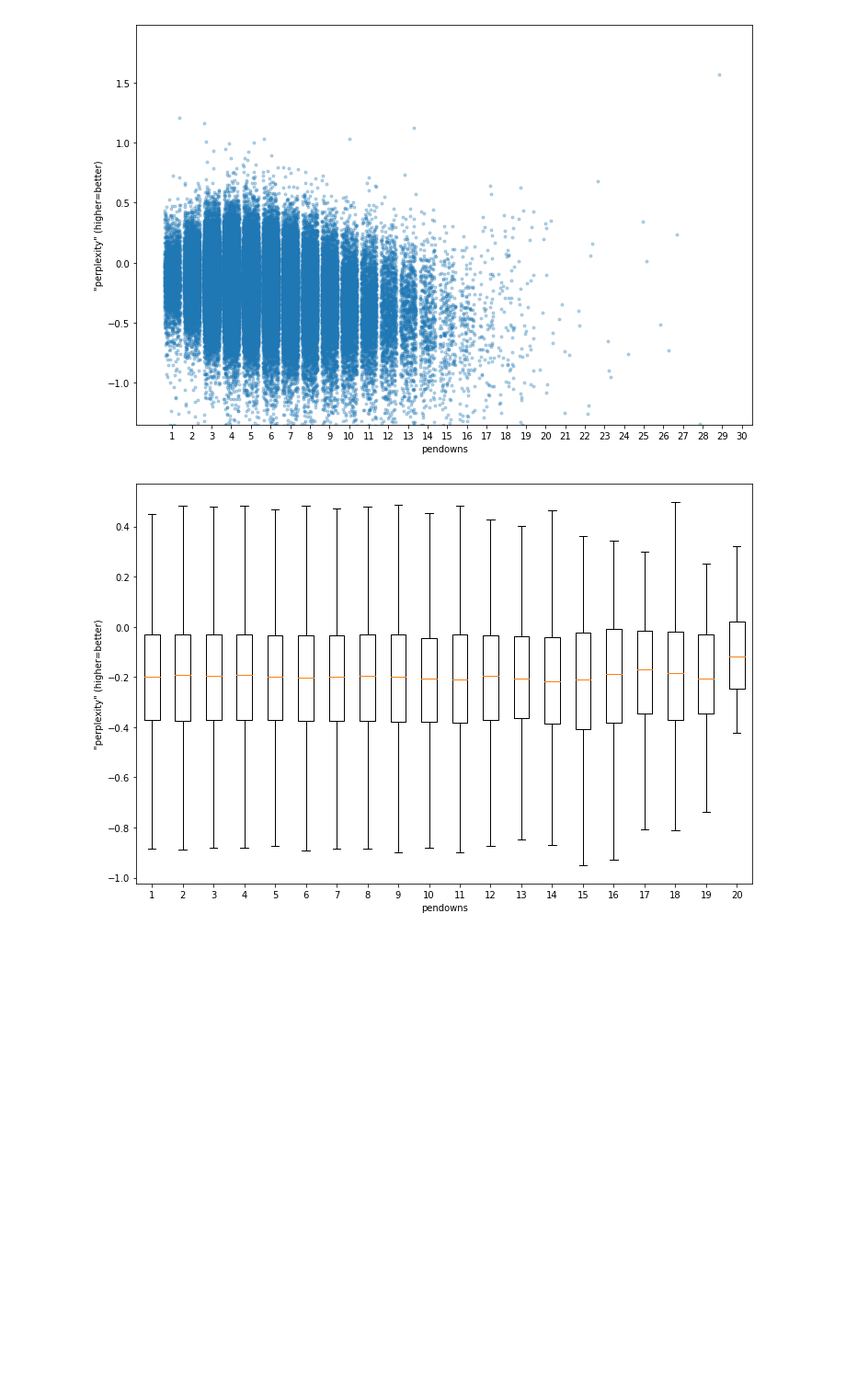
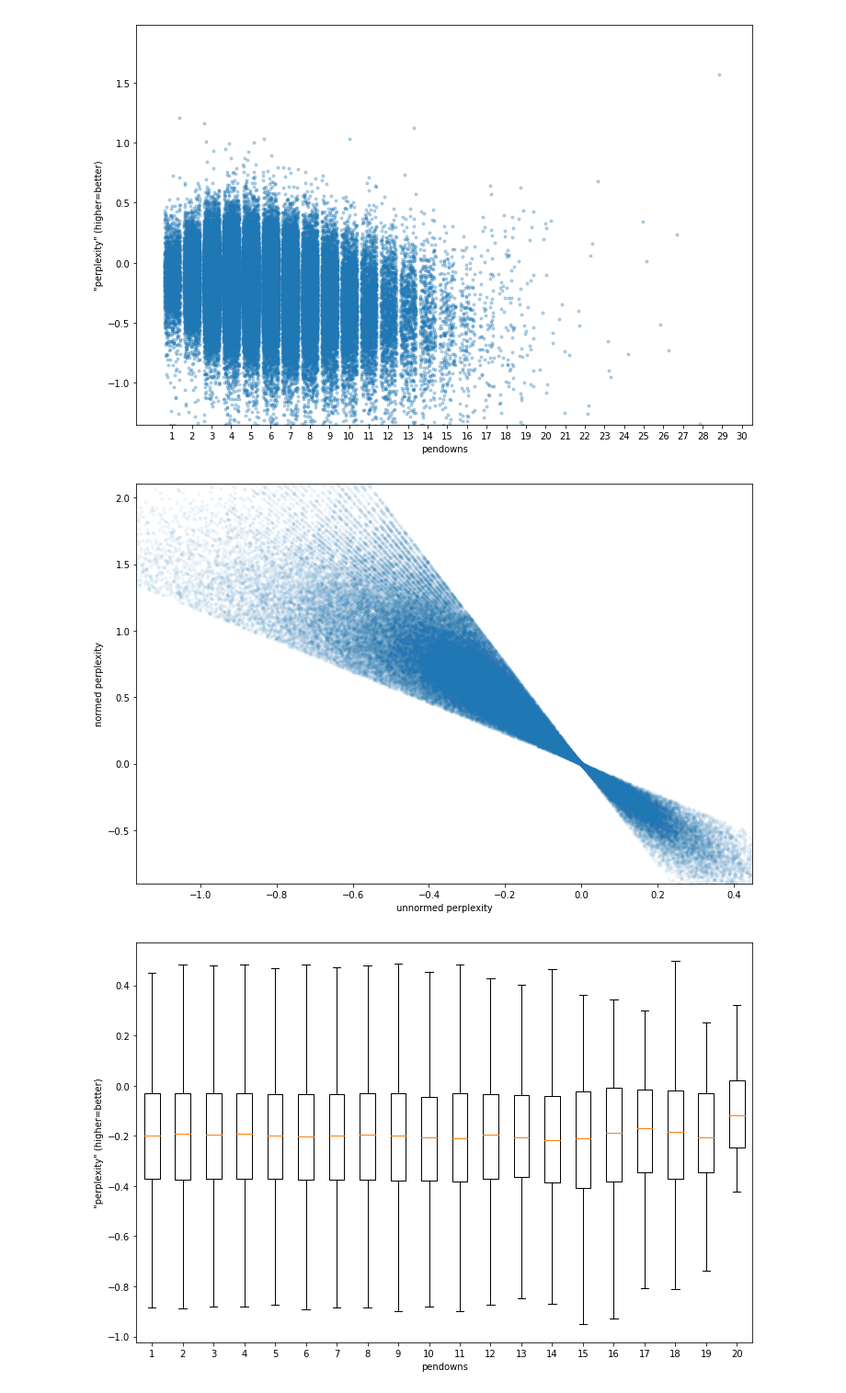
Before and after one commit to colinmorris/sketch-rnn-experiments, a Jupyter notebook: owl_anomalies.ipynb, the cells around one changed output. Shown at 92% size. Saved outputs shown, nothing was run; the diff lists cells and outputs as text; code cells hidden in the pictures; blank space fills up the shorter version.

```diff
--- a/owl_anomalies.ipynb
+++ b/owl_anomalies.ipynb
@@ -504,6 +550,31 @@ ax.set_xticks(range(1, xmax+1))
 ax.set_xlabel('pendowns');
 # %% [output]
 [figure]
+# %%
+FS = (12, 8)
+fig, ax = plt.subplots(figsize=FS)
+ax.plot(df['ppx'],
+        df['ppxnorm'],
+        '.',
+        alpha=.05
+       )
+ax.set_yscale('linear')
+if 1:
+    topquant = .995
+    botquant = .005
+    ax.set_xlim(
+        left=df['ppx'].quantile(botquant),
+        right=df['ppx'].quantile(topquant)
+    )
+    ax.set_ylim(
+        bottom=df['ppxnorm'].quantile(botquant),
+        top=df['ppxnorm'].quantile(topquant)
+    )
+ax.set_ylabel('normed perplexity')
+ax.set_title('')
+ax.set_xlabel('unnormed perplexity');
+# %% [output]
+[figure, added]
 # %%
 fig, ax = plt.subplots(figsize=FS)
 perpendown = df['pendowns'].value_counts().sort_index()
```
Also changed, not shown: parts of 10 cells of this notebook, 2 other files.
